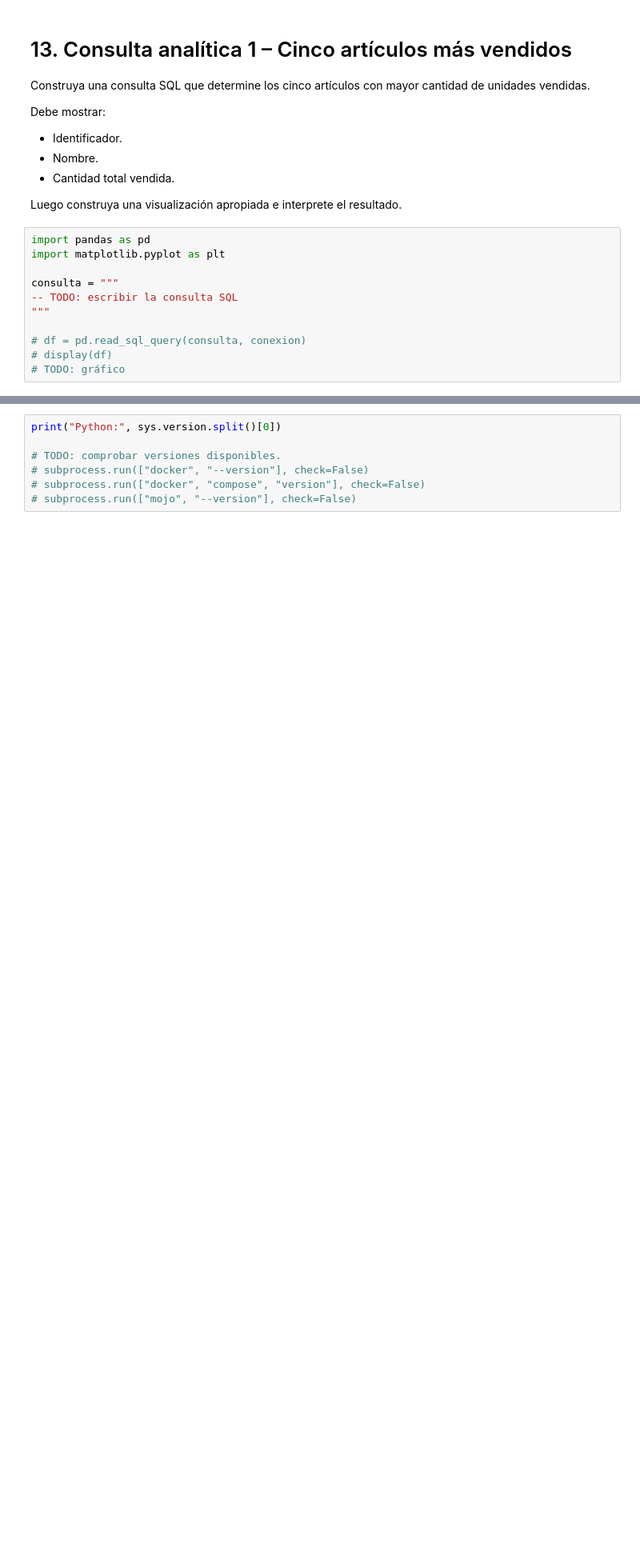
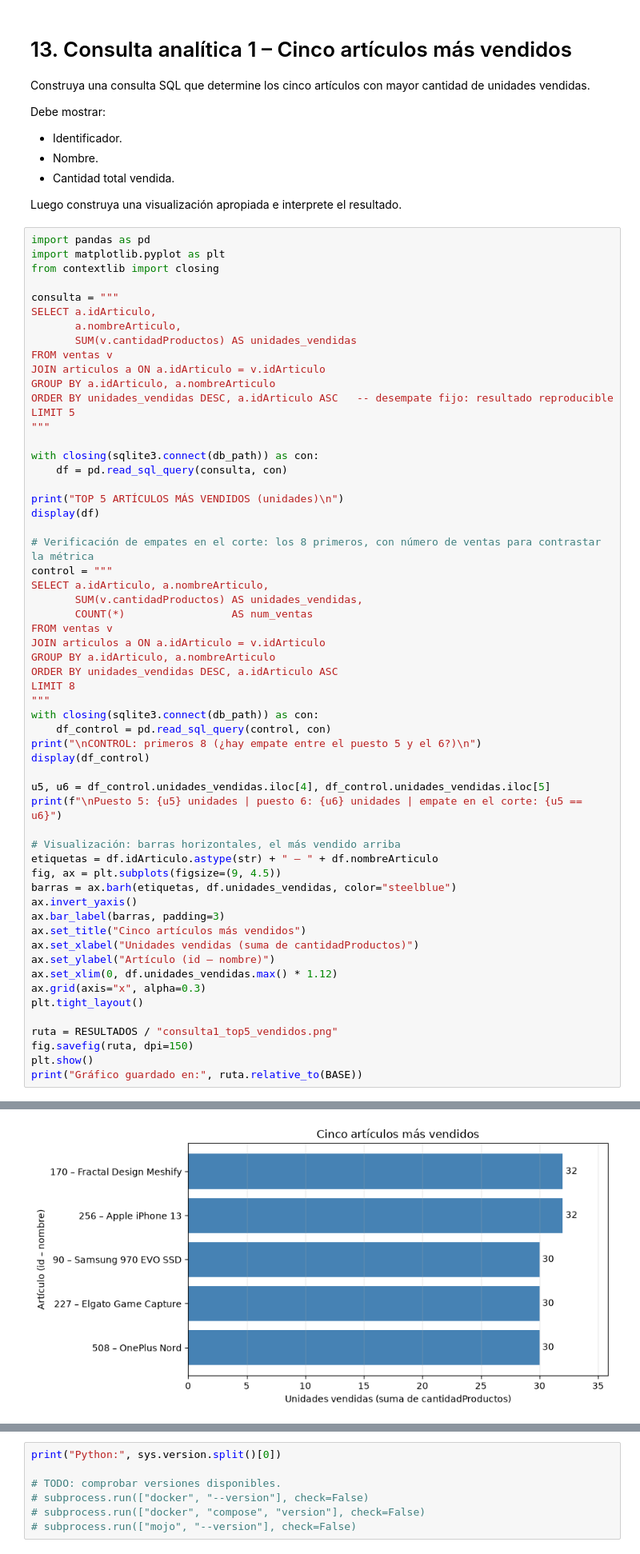
Before and after one commit to PaolaCerpa/proyectoBDM, a Jupyter notebook: proyectoBDM_Mojo_Modular.ipynb, the cells around one changed output, grey strips where cells are left out. Shown at 80% size. Saved outputs shown, nothing was run; the diff lists cells and outputs as text; blank space fills up the shorter version.

```diff
--- a/proyectoBDM_Mojo_Modular.ipynb
+++ b/proyectoBDM_Mojo_Modular.ipynb
@@ -2208,11 +2636,59 @@ Luego construya una visualización apropiada e interprete el resultado.
 # %%
 import pandas as pd
 import matplotlib.pyplot as plt
+from contextlib import closing
 
 consulta = """
--- TODO: escribir la consulta SQL
+SELECT a.idArticulo,
+       a.nombreArticulo,
+       SUM(v.cantidadProductos) AS unidades_vendidas
+FROM ventas v
+JOIN articulos a ON a.idArticulo = v.idArticulo
+GROUP BY a.idArticulo, a.nombreArticulo
+ORDER BY unidades_vendidas DESC, a.idArticulo ASC   -- desempate fijo: resultado reproducible
+LIMIT 5
 """
 
-# df = pd.read_sql_query(consulta, conexion)
-# display(df)
-# TODO: gráfico
+with closing(sqlite3.connect(db_path)) as con:
+    df = pd.read_sql_query(consulta, con)
+
+print("TOP 5 ARTÍCULOS MÁS VENDIDOS (unidades)\n")
+display(df)
+
+# Verificación de empates en el corte: los 8 primeros, con número de ventas para contrastar la métrica
+control = """
+SELECT a.idArticulo, a.nombreArticulo,
+       SUM(v.cantidadProductos) AS unidades_vendidas,
+       COUNT(*)                 AS num_ventas
+FROM ventas v
+JOIN articulos a ON a.idArticulo = v.idArticulo
+GROUP BY a.idArticulo, a.nombreArticulo
+ORDER BY unidades_vendidas DESC, a.idArticulo ASC
+LIMIT 8
+"""
+with closing(sqlite3.connect(db_path)) as con:
+    df_control = pd.read_sql_query(control, con)
+print("\nCONTROL: primeros 8 (¿hay empate entre el puesto 5 y el 6?)\n")
+display(df_control)
+
+u5, u6 = df_control.unidades_vendidas.iloc[4], df_control.unidades_vendidas.iloc[5]
+print(f"\nPuesto 5: {u5} unidades | puesto 6: {u6} unidades | empate en el corte: {u5 == u6}")
+
+# Visualización: barras horizontales, el más vendido arriba
+etiquetas = df.idArticulo.astype(str) + " – " + df.nombreArticulo
+fig, ax = plt.subplots(figsize=(9, 4.5))
+barras = ax.barh(etiquetas, df.unidades_vendidas, color="steelblue")
+ax.invert_yaxis()
+ax.bar_label(barras, padding=3)
+ax.set_title("Cinco artículos más vendidos")
+ax.set_xlabel("Unidades vendidas (suma de cantidadProductos)")
+ax.set_ylabel("Artículo (id – nombre)")
+ax.set_xlim(0, df.unidades_vendidas.max() * 1.12)
+ax.grid(axis="x", alpha=0.3)
+plt.tight_layout()
+
+ruta = RESULTADOS / "consulta1_top5_vendidos.png"
+fig.savefig(ruta, dpi=150)
+plt.show()
+print("Gráfico guardado en:", ruta.relative_to(BASE))
+# %% [output]
@@ -2218,0 +2713 @@ consulta = """
+[figure, added]
```
Also changed, not shown: parts of 22 cells of this notebook, 4 other files.
